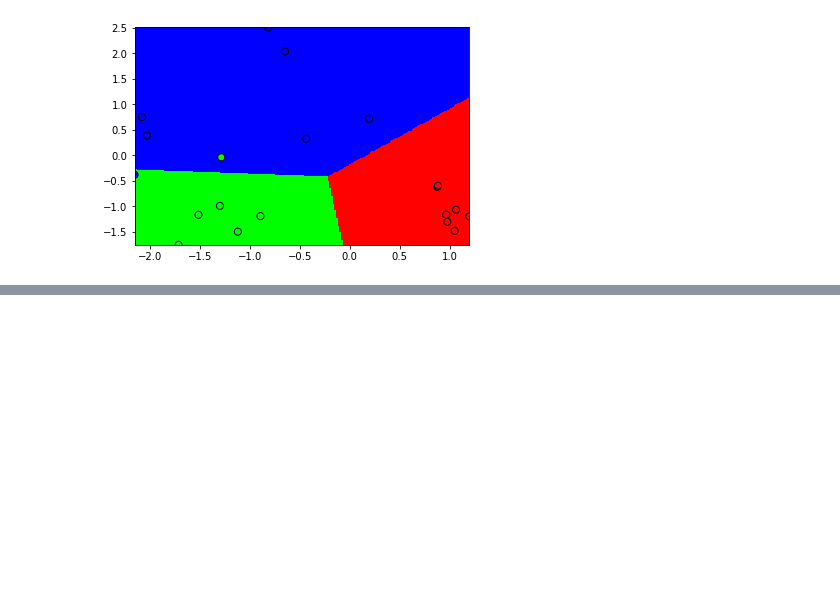
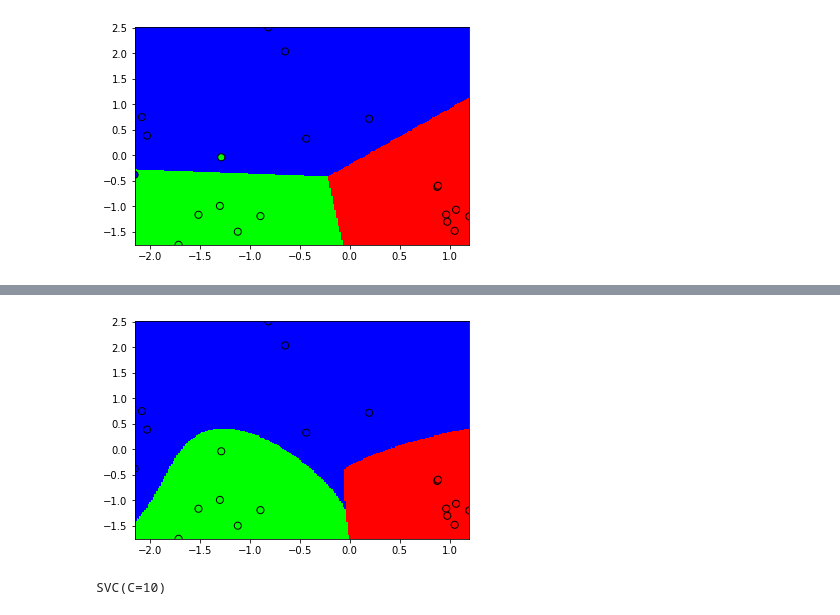
Before and after one commit to ducksfrogs/udemyScipy, a Jupyter notebook: bunrui.ipynb, the cells around one changed output, grey strips where cells are left out. Drawn from its saved outputs; the diff is of its cells as text; code cells hidden in the pictures; blank space fills up the shorter version.

```diff
--- a/bunrui.ipynb
+++ b/bunrui.ipynb
@@ -61,0 +73,13 @@ plotBoundary(X, clf)
+# %%
+clf = svm.SVC(kernel='rbf', C=10)
+
+clf.fit(X,y)
+
+plt.scatter(X[:,0], X[:, 1], marker='o', s=50, c=y, edgecolors='k')
+plotBoundary(X, clf)
+# %% [output]
+[figure, added]
+# %%
+clf
+# %% [output]
+SVC(C=10)
```
Also changed, not shown: parts of 1 cell of this notebook, 3 other files.
